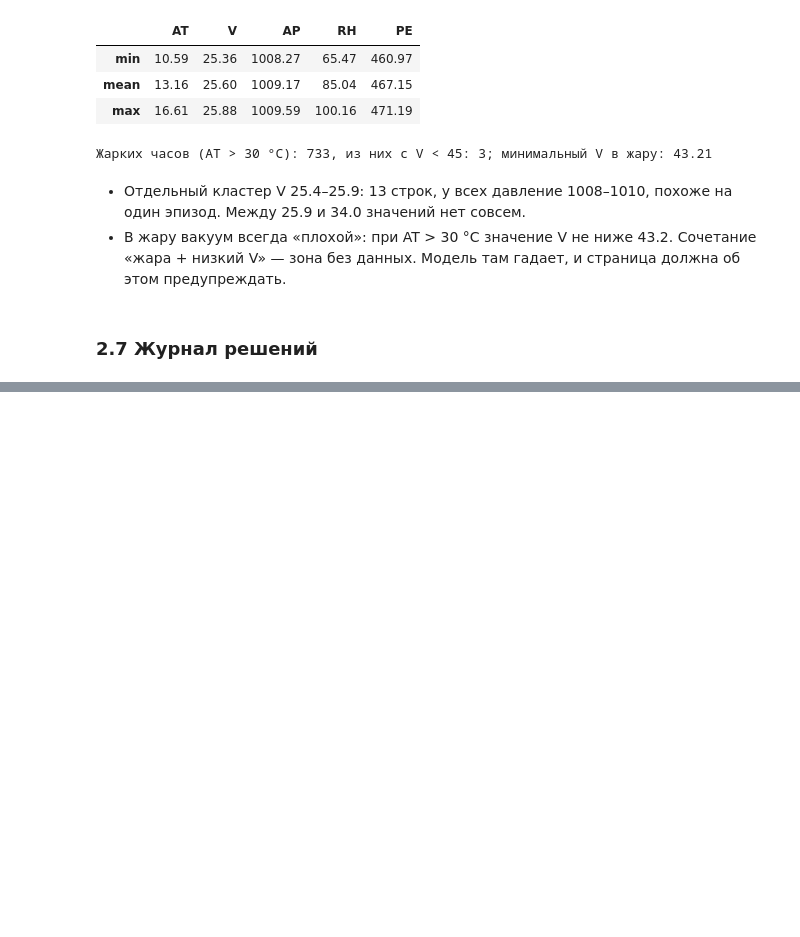
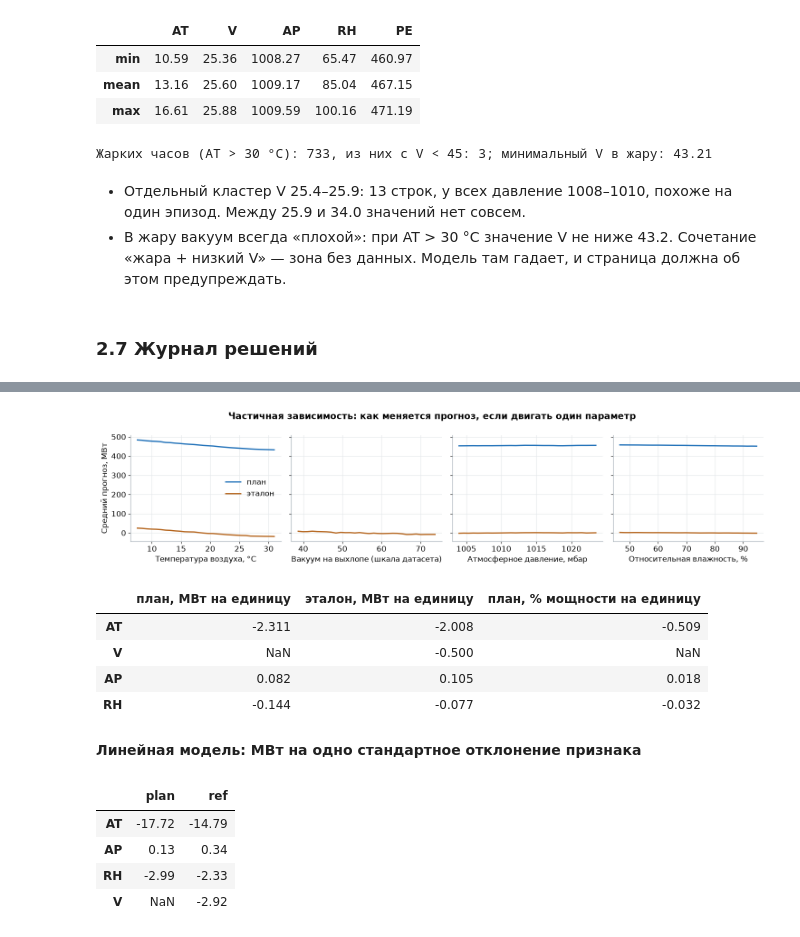
Before and after one commit to eFoggye/etalon-pgu, a Jupyter notebook: notebooks/research.ipynb, the cells around one changed output, grey strips where cells are left out. Drawn from its saved outputs; the diff is of its cells as text; code cells hidden in the pictures; blank space fills up the shorter version.

```diff
--- a/notebooks/research.ipynb
+++ b/notebooks/research.ipynb
@@ -246,0 +467,37 @@ display(Markdown(journal.split("\n", 1)[1]))
+# %%
+pdp_plan, pdp_ref = metrics["sets"]["plan"]["importance"]["pdp"], metrics["sets"]["ref"]["importance"]["pdp"]
+fig, axes = plt.subplots(1, 4, figsize=(15, 3.6), sharey=True)
+for ax, col in zip(axes, config.FEATURES_ALL, strict=True):
+    if col in pdp_plan:
+        ax.plot(pdp_plan[col]["grid"], pdp_plan[col]["value"], color=PLAN, linewidth=2, label="план")
+    ax.plot(pdp_ref[col]["grid"], pdp_ref[col]["value"], color=REF, linewidth=2, label="эталон")
+    ax.set_xlabel(config.FEATURE_LABELS[col])
+axes[0].set_ylabel("Средний прогноз, МВт")
+axes[0].legend(frameon=False)
+fig.suptitle("Частичная зависимость: как меняется прогноз, если двигать один параметр", fontweight="bold")
+fig.tight_layout()
+save(fig, "pdp")
+plt.show()
+mean_power = df["PE"].mean()
+slopes = pd.DataFrame({
+    name: {col: metrics["sets"][name]["importance"]["pdp_slope_mw_per_unit"].get(col, np.nan) for col in config.FEATURES_ALL}
+    for name in ("plan", "ref")
+}).rename(columns={"plan": "план, МВт на единицу", "ref": "эталон, МВт на единицу"})
+slopes["план, % мощности на единицу"] = slopes["план, МВт на единицу"] / mean_power * 100
+display(slopes.round(3))
+coefficients = pd.DataFrame({name: metrics["sets"][name]["importance"]["coefficients"] for name in ("plan", "ref")})
+display(Markdown("**Линейная модель: МВт на одно стандартное отклонение признака**"))
+display(coefficients.round(2))
+# %% [output]
+[figure, added]
+|  | план, МВт на единицу | эталон, МВт на единицу | план, % мощности на единицу |
+| AT | -2.311 | -2.008 | -0.509 |
+| V | NaN | -0.500 | NaN |
+| AP | 0.082 | 0.105 | 0.018 |
+| RH | -0.144 | -0.077 | -0.032 |
+**Линейная модель: МВт на одно стандартное отклонение признака**
+|  | plan | ref |
+| AT | -17.72 | -14.79 |
+| AP | 0.13 | 0.34 |
+| RH | -2.99 | -2.33 |
+| V | NaN | -2.92 |
```
Also changed, not shown: parts of 36 cells of this notebook, 19 other files.
